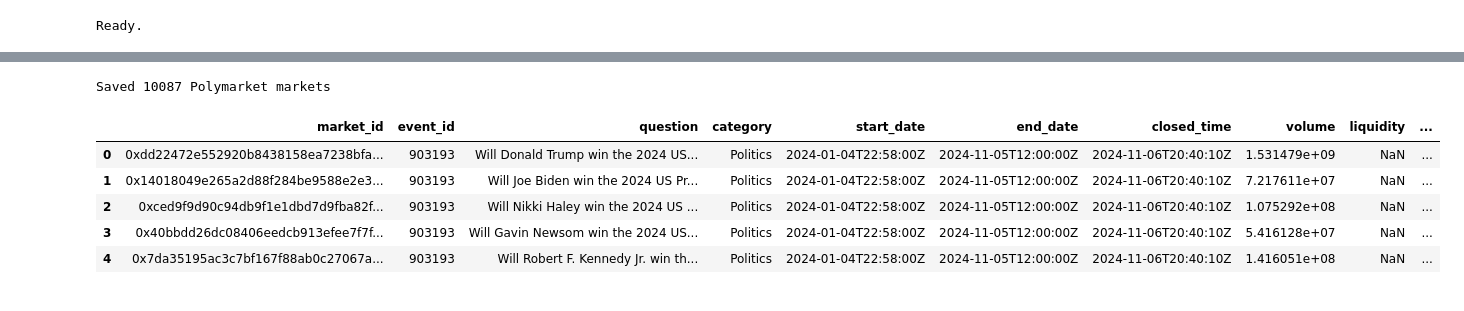
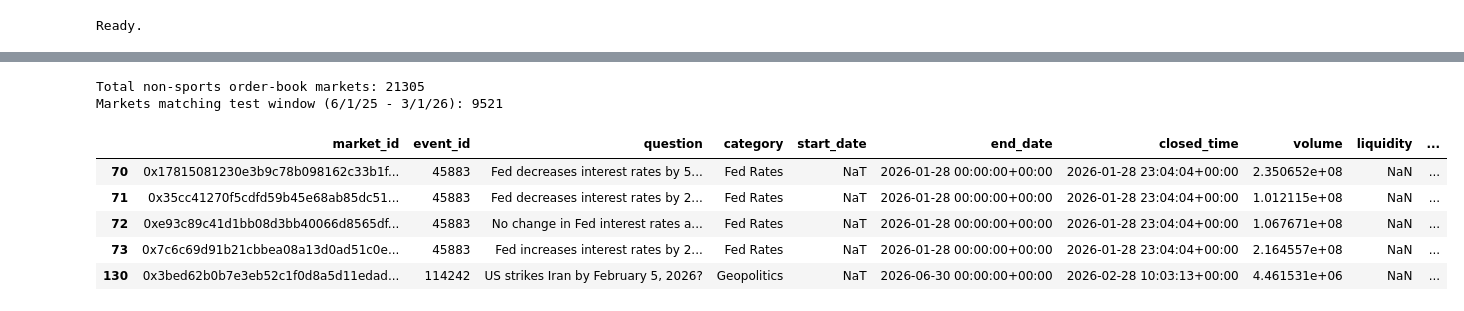
Before and after one commit to corbettbw/prediction-market-insider, a Jupyter notebook: notebooks/01_data_collection.ipynb, the cells around one changed output, grey strips where cells are left out. Cells and saved outputs as stored; diff of their text form; code cells hidden in the pictures.

Commit message:
changed scope of NB01 to exclusively focus on polymarket, managed to get specifically in the date range containing known insider trading

```diff
--- a/notebooks/01_data_collection.ipynb
+++ b/notebooks/01_data_collection.ipynb
@@ -23,11 +27,20 @@ import requests
 import pandas as pd
 import time
 from pathlib import Path
-from tqdm import tqdm
+from collections import Counter
+import json
+from concurrent.futures import ThreadPoolExecutor, as_completed
+from tqdm.notebook import tqdm
+import sys
+from datetime import datetime, timedelta
 
 Path("../data/raw").mkdir(parents=True, exist_ok=True)
 Path("../data/processed").mkdir(parents=True, exist_ok=True)
 
+SPORTS_CATEGORIES = {"Sports", "Tennis", "Formula 1", "MLB", "Golf", "Racing", "Cricket", "Boxing", "MMA"}
+SPORTS_TAG_IDS = {232, 1005, 1006, 1012}
+SPORTS_KEYWORDS = ["champions league", "uefa", "nfl", "nba", "mlb", "super bowl", "ufc", "fifa"]
+
 print("Ready.")
 # %% [output]
 Ready.
@@ -88,46 +151,79 @@ Total unique events: 998
 # %%
-# Cell 4 — Extract markets from events, save market metadata
+# Cell 4 — Extract markets from events, filter by date/category, and save metadata
+
 def parse_polymarket_market(market, event):
     token_ids = market.get("clobTokenIds", "[]")
     if isinstance(token_ids, str):
-        import json
-        token_ids = json.loads(token_ids)
+        try:
+            token_ids = json.loads(token_ids)
+        except json.JSONDecodeError:
+            token_ids = []
+
+    # Safely extract the primary tag label as the category
+    tags = event.get("tags", [])
+    category = tags[0].get("label") if isinstance(tags, list) and len(tags) > 0 else None
+
     return {
         "market_id": market.get("conditionId"),
         "event_id": event.get("id"),
         "question": market.get("question"),
-        "category": next((t["label"] for t in event.get("tags", [])
-                         if str(t["id"]) in [str(x) for x in TARGET_TAGS]), None),
+        "category": category,
         "start_date": event.get("startDate"),
         "end_date": event.get("endDate"),
         "closed_time": event.get("closedTime"),
         "volume": market.get("volume"),
         "liquidity": market.get("liquidity"),
         "enable_order_book": market.get("enableOrderBook"),
         "token_ids": token_ids,
         "platform": "polymarket"
     }
 
 pm_markets = []
 for event in unique_events:
     for market in event.get("markets", []):
         pm_markets.append(parse_polymarket_market(market, event))
 
+# Convert to DataFrame
 pm_markets_df = pd.DataFrame(pm_markets)
+
+# 1. Clean data and enforce types
 pm_markets_df["volume"] = pd.to_numeric(pm_markets_df["volume"], errors="coerce")
 pm_markets_df["liquidity"] = pd.to_numeric(pm_markets_df["liquidity"], errors="coerce")
+pm_markets_df["closed_time"] = pd.to_datetime(pm_markets_df["closed_time"], errors="coerce", utc=True)
+pm_markets_df["start_date"] = pd.to_datetime(pm_markets_df["start_date"], errors="coerce", utc=True)
+pm_markets_df["end_date"] = pd.to_datetime(pm_markets_df["end_date"], errors="coerce", utc=True)
 
-# Only keep markets with order book enabled (required for price history)
+# 2. Strict Category and Keyword Filtering (Purge Sports)
+# Filter by the category column text
+pm_markets_df = pm_markets_df[~pm_markets_df["category"].isin(SPORTS_CATEGORIES)]
+
+# Extra safety: Filter out common sports terms from the question column
+SPORTS_WORDS = ["champions league", "uefa", "nfl", "nba", "mlb", "super bowl", "ufc", "fifa"]
+sports_regex = "|".join(SPORTS_WORDS)
+pm_markets_df = pm_markets_df[~pm_markets_df["question"].str.lower().str.contains(sports_regex, na=False)]
+
+# 3. Keep only markets with order book enabled
 pm_markets_df = pm_markets_df[pm_markets_df["enable_order_book"] == True].copy()
 
-pm_markets_df.to_parquet("../data/raw/markets_polymarket.parquet", index=False)
-print(f"Saved {len(pm_markets_df)} Polymarket markets")
-pm_markets_df.head()
+# 4. Apply the 6/1/2025 to 2/25/2026 time-window filter
+start_window = pd.to_datetime("2025-06-01", utc=True)
+end_window = pd.to_datetime("2026-03-01 23:59:59", utc=True)
+
+date_mask = (pm_markets_df["closed_time"] >= start_window) & (pm_markets_df["closed_time"] <= end_window)
+filtered_pm_markets_df = pm_markets_df[date_mask].copy()
+
+# Save final clean dataset
+filtered_pm_markets_df.to_parquet("../data/raw/markets_polymarket.parquet", index=False)
+
+print(f"Total non-sports order-book markets: {len(pm_markets_df)}")
+print(f"Markets matching test window (6/1/25 - 3/1/26): {len(filtered_pm_markets_df)}")
+filtered_pm_markets_df.head()
 # %% [output]
-Saved 10087 Polymarket markets
+Total non-sports order-book markets: 21305
+Markets matching test window (6/1/25 - 3/1/26): 9521
 |  | market_id | event_id | question | category | start_date | end_date | closed_time | volume | liquidity | ... |
-| 0 | 0xdd22472e552920b8438158ea7238bfa... | 903193 | Will Donald Trump win the 2024 US... | Politics | 2024-01-04T22:58:00Z | 2024-11-05T12:00:00Z | 2024-11-06T20:40:10Z | 1.531479e+09 | NaN | ... |
-| 1 | 0x14018049e265a2d88f284be9588e2e3... | 903193 | Will Joe Biden win the 2024 US Pr... | Politics | 2024-01-04T22:58:00Z | 2024-11-05T12:00:00Z | 2024-11-06T20:40:10Z | 7.217611e+07 | NaN | ... |
-| 2 | 0xced9f9d90c94db9f1e1dbd7d9fba82f... | 903193 | Will Nikki Haley win the 2024 US ... | Politics | 2024-01-04T22:58:00Z | 2024-11-05T12:00:00Z | 2024-11-06T20:40:10Z | 1.075292e+08 | NaN | ... |
-| 3 | 0x40bbdd26dc08406eedcb913efee7f7f... | 903193 | Will Gavin Newsom win the 2024 US... | Politics | 2024-01-04T22:58:00Z | 2024-11-05T12:00:00Z | 2024-11-06T20:40:10Z | 5.416128e+07 | NaN | ... |
-| 4 | 0x7da35195ac3c7bf167f88ab0c27067a... | 903193 | Will Robert F. Kennedy Jr. win th... | Politics | 2024-01-04T22:58:00Z | 2024-11-05T12:00:00Z | 2024-11-06T20:40:10Z | 1.416051e+08 | NaN | ... |
+| 70 | 0x17815081230e3b9c78b098162c33b1f... | 45883 | Fed decreases interest rates by 5... | Fed Rates | NaT | 2026-01-28 00:00:00+00:00 | 2026-01-28 23:04:04+00:00 | 2.350652e+08 | NaN | ... |
+| 71 | 0x35cc41270f5cdfd59b45e68ab85dc51... | 45883 | Fed decreases interest rates by 2... | Fed Rates | NaT | 2026-01-28 00:00:00+00:00 | 2026-01-28 23:04:04+00:00 | 1.012115e+08 | NaN | ... |
+| 72 | 0xe93c89c41d1bb08d3bb40066d8565df... | 45883 | No change in Fed interest rates a... | Fed Rates | NaT | 2026-01-28 00:00:00+00:00 | 2026-01-28 23:04:04+00:00 | 1.067671e+08 | NaN | ... |
+| 73 | 0x7c6c69d91b21cbbea08a13d0ad51c0e... | 45883 | Fed increases interest rates by 2... | Fed Rates | NaT | 2026-01-28 00:00:00+00:00 | 2026-01-28 23:04:04+00:00 | 2.164557e+08 | NaN | ... |
+| 130 | 0x3bed62b0b7e3eb52c1f0d8a5d11edad... | 114242 | US strikes Iran by February 5, 2026? | Geopolitics | NaT | 2026-06-30 00:00:00+00:00 | 2026-02-28 10:03:13+00:00 | 4.461531e+06 | NaN | ... |
```
Also changed, not shown: parts of 12 cells of this notebook, 2 other files.
